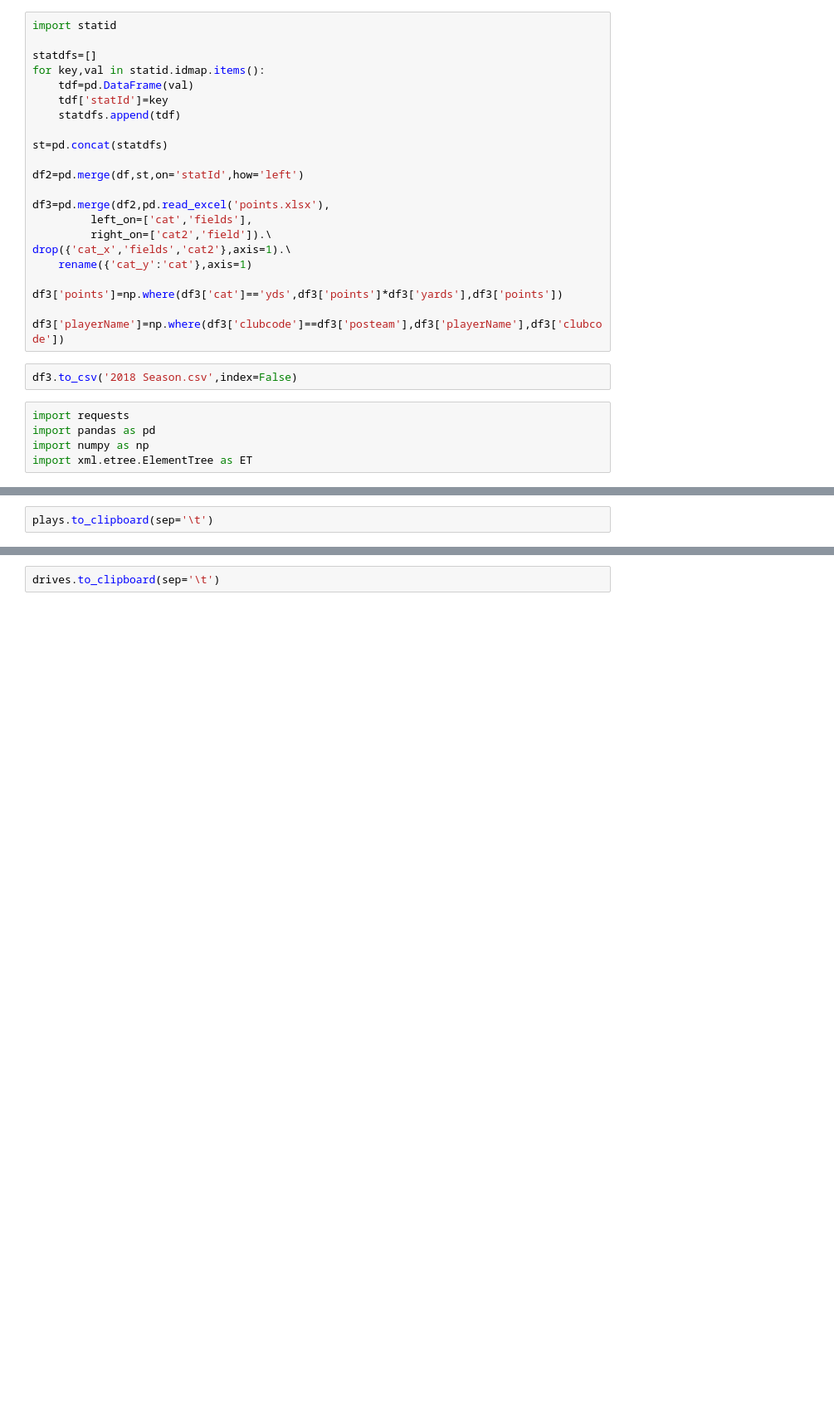
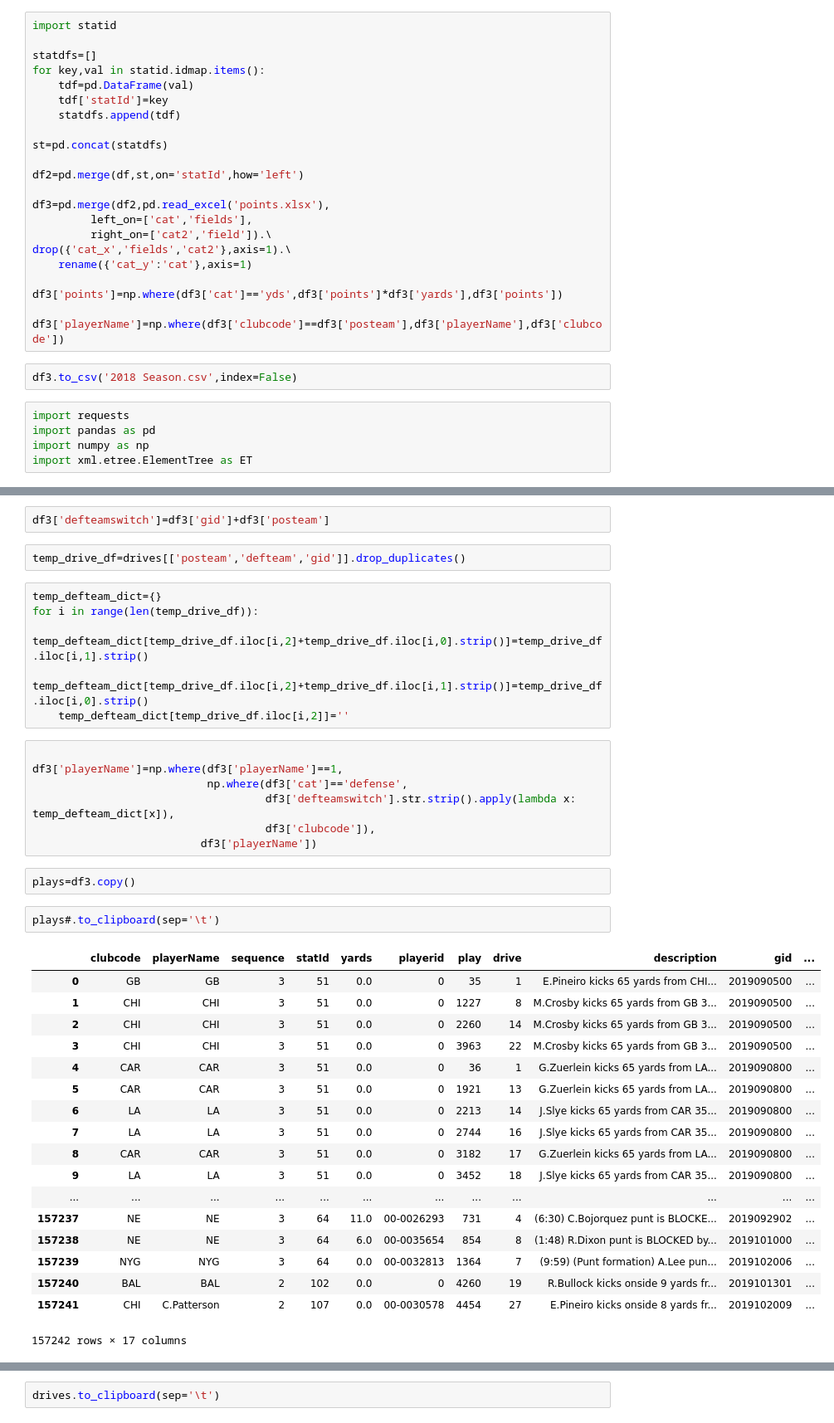
Before and after one commit to loegare/Fantasy_Football, a Jupyter notebook: NFL.ipynb, the cells around one changed output, grey strips where cells are left out. Shown at 83% size. Drawn from its saved outputs; the diff is of its cells as text; blank space fills up the shorter version.

```diff
--- a/NFL.ipynb
+++ b/NFL.ipynb
@@ -317,2 +348,40 @@ drives=pd.concat(drives)
+# %%
+df3['defteamswitch']=df3['gid']+df3['posteam']
+# %%
+temp_drive_df=drives[['posteam','defteam','gid']].drop_duplicates()
+# %%
+temp_defteam_dict={}
+for i in range(len(temp_drive_df)):
+    temp_defteam_dict[temp_drive_df.iloc[i,2]+temp_drive_df.iloc[i,0].strip()]=temp_drive_df.iloc[i,1].strip()
+    temp_defteam_dict[temp_drive_df.iloc[i,2]+temp_drive_df.iloc[i,1].strip()]=temp_drive_df.iloc[i,0].strip()
+    temp_defteam_dict[temp_drive_df.iloc[i,2]]=''
+# %%
+
+df3['playerName']=np.where(df3['playerName']==1,
+                           np.where(df3['cat']=='defense',
+                                    df3['defteamswitch'].str.strip().apply(lambda x: temp_defteam_dict[x]),
+                                    df3['clubcode']),
+                          df3['playerName'])
+# %%
+plays=df3.copy()
 # %%
-plays.to_clipboard(sep='\t')
+plays#.to_clipboard(sep='\t')
+# %% [output]
+|  | clubcode | playerName | sequence | statId | yards | playerid | play | drive | description | gid | ... |
+| 0 | GB | GB | 3 | 51 | 0.0 | 0 | 35 | 1 | E.Pineiro kicks 65 yards from CHI... | 2019090500 | ... |
+| 1 | CHI | CHI | 3 | 51 | 0.0 | 0 | 1227 | 8 | M.Crosby kicks 65 yards from GB 3... | 2019090500 | ... |
+| 2 | CHI | CHI | 3 | 51 | 0.0 | 0 | 2260 | 14 | M.Crosby kicks 65 yards from GB 3... | 2019090500 | ... |
+| 3 | CHI | CHI | 3 | 51 | 0.0 | 0 | 3963 | 22 | M.Crosby kicks 65 yards from GB 3... | 2019090500 | ... |
+| 4 | CAR | CAR | 3 | 51 | 0.0 | 0 | 36 | 1 | G.Zuerlein kicks 65 yards from LA... | 2019090800 | ... |
+| 5 | CAR | CAR | 3 | 51 | 0.0 | 0 | 1921 | 13 | G.Zuerlein kicks 65 yards from LA... | 2019090800 | ... |
+| 6 | LA | LA | 3 | 51 | 0.0 | 0 | 2213 | 14 | J.Slye kicks 65 yards from CAR 35... | 2019090800 | ... |
+| 7 | LA | LA | 3 | 51 | 0.0 | 0 | 2744 | 16 | J.Slye kicks 65 yards from CAR 35... | 2019090800 | ... |
+| 8 | CAR | CAR | 3 | 51 | 0.0 | 0 | 3182 | 17 | G.Zuerlein kicks 65 yards from LA... | 2019090800 | ... |
+| 9 | LA | LA | 3 | 51 | 0.0 | 0 | 3452 | 18 | J.Slye kicks 65 yards from CAR 35... | 2019090800 | ... |
+| ... | ... | ... | ... | ... | ... | ... | ... | ... | ... | ... | ... |
+| 157237 | NE | NE | 3 | 64 | 11.0 | 00-0026293 | 731 | 4 | (6:30) C.Bojorquez punt is BLOCKE... | 2019092902 | ... |
+| 157238 | NE | NE | 3 | 64 | 6.0 | 00-0035654 | 854 | 8 | (1:48) R.Dixon punt is BLOCKED by... | 2019101000 | ... |
+| 157239 | NYG | NYG | 3 | 64 | 0.0 | 00-0032813 | 1364 | 7 | (9:59) (Punt formation) A.Lee pun... | 2019102006 | ... |
+| 157240 | BAL | BAL | 2 | 102 | 0.0 | 0 | 4260 | 19 | R.Bullock kicks onside 9 yards fr... | 2019101301 | ... |
+| 157241 | CHI | C.Patterson | 2 | 107 | 0.0 | 00-0030578 | 4454 | 27 | E.Pineiro kicks onside 8 yards fr... | 2019102009 | ... |
+157242 rows × 17 columns
```
Also changed, not shown: parts of 19 cells of this notebook, 2 other files.
